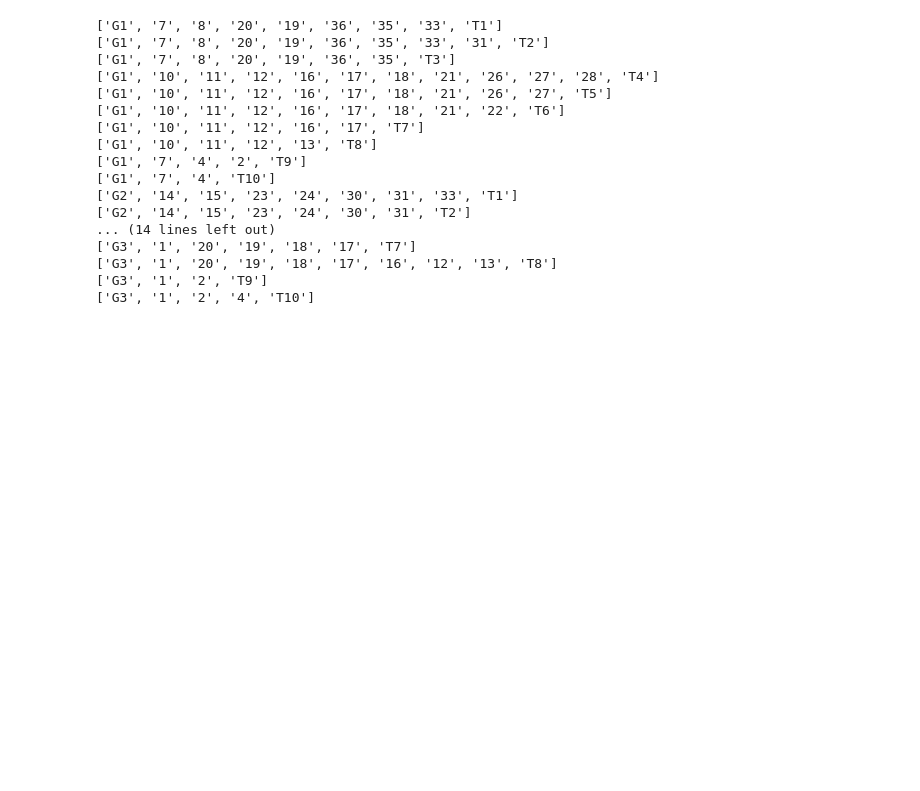
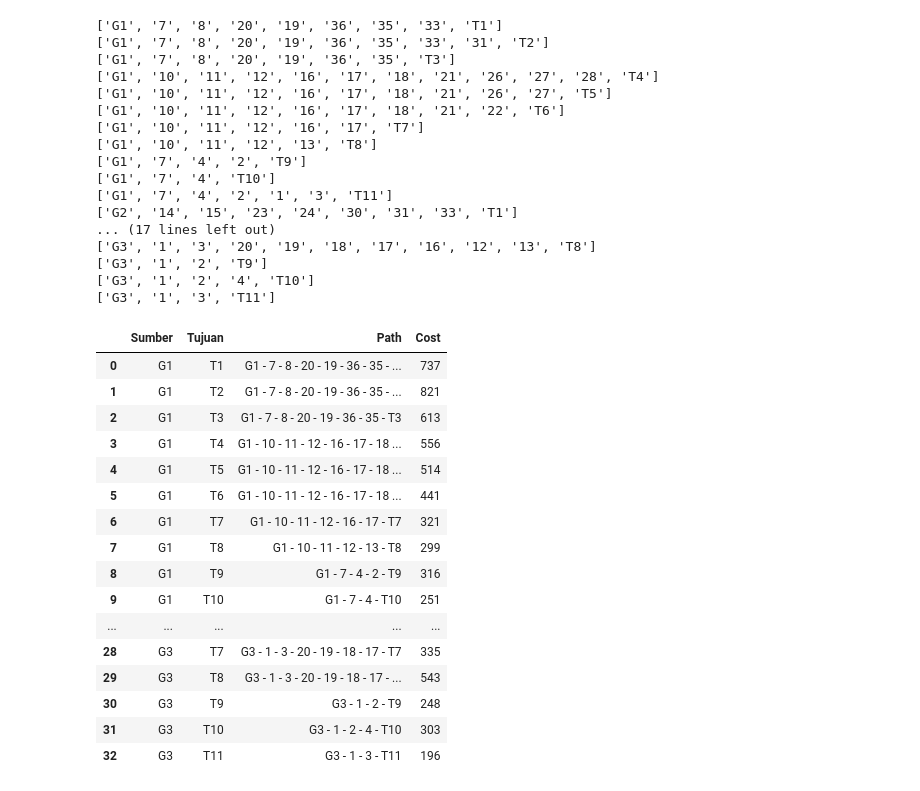
Before and after one commit to AnggaraYudha/TRO-ShortestPathDjikstra, a Jupyter notebook: djikstra.ipynb, the cells around one changed output. Cells and saved outputs as stored; diff of their text form; code cells hidden in the pictures; blank space fills up the shorter version.

Commit message:
update output

```diff
--- a/djikstra.ipynb
+++ b/djikstra.ipynb
@@ -98,8 +102,6 @@ graph_G1 = djikstra(graph, "G1")
 graph_G2 = djikstra(graph, "G2")
 graph_G3 = djikstra(graph, "G3")
 # %%
-destinations = ["T1", "T2", "T3", "T4", "T5", "T6", "T7", "T8", "T9", "T10"]
-
 for dest in destinations:
     print(back_track_from(graph_G1, dest))
 for dest in destinations:
@@ -117,10 +119,65 @@ for dest in destinations:
 ['G1', '10', '11', '12', '13', 'T8']
 ['G1', '7', '4', '2', 'T9']
 ['G1', '7', '4', 'T10']
+['G1', '7', '4', '2', '1', '3', 'T11']
 ['G2', '14', '15', '23', '24', '30', '31', '33', 'T1']
-['G2', '14', '15', '23', '24', '30', '31', 'T2']
-... (14 lines left out)
-['G3', '1', '20', '19', '18', '17', 'T7']
-['G3', '1', '20', '19', '18', '17', '16', '12', '13', 'T8']
+... (17 lines left out)
+['G3', '1', '3', '20', '19', '18', '17', '16', '12', '13', 'T8']
 ['G3', '1', '2', 'T9']
 ['G3', '1', '2', '4', 'T10']
+['G3', '1', '3', 'T11']
+# %%
+import pandas as pd
+
+pd.set_option('display.max_colwidth', None)
+
+def output_table(graph, sources, destinations):
+    header = {
+        'Sumber': [],
+        'Tujuan': [],
+        'Path': [],
+        'Cost': []
+    }
+
+    table = pd.DataFrame(header)
+    table['Cost'] = table['Cost'].astype(int)
+
+    for source in sources:
+        new_graph = djikstra(graph, source)
+        for dest in destinations:
+            path = back_track_from(new_graph, dest)
+            dist = next(iter(new_graph[dest].values()))
+
+            # Buat path jadi string
+            str_path = ""
+            for node in path:
+                str_path = str_path + node
+                if node != dest:
+                    str_path = str_path + " - "
+
+            row = pd.DataFrame({'Sumber':source, 'Tujuan':dest, 'Path':[str_path], 'Cost':dist})
+            table = pd.concat([table, row], ignore_index=True)
+
+    return table
+# %%
+table = output_table(graph, sources, destinations)
+table = table.style.set_properties(**{'text-align': 'left'})
+table
+# %% [output]
+|  | Sumber | Tujuan | Path | Cost |
+| 0 | G1 | T1 | G1 - 7 - 8 - 20 - 19 - 36 - 35 - ... | 737 |
+| 1 | G1 | T2 | G1 - 7 - 8 - 20 - 19 - 36 - 35 - ... | 821 |
+| 2 | G1 | T3 | G1 - 7 - 8 - 20 - 19 - 36 - 35 - T3 | 613 |
+| 3 | G1 | T4 | G1 - 10 - 11 - 12 - 16 - 17 - 18 ... | 556 |
+| 4 | G1 | T5 | G1 - 10 - 11 - 12 - 16 - 17 - 18 ... | 514 |
+| 5 | G1 | T6 | G1 - 10 - 11 - 12 - 16 - 17 - 18 ... | 441 |
+| 6 | G1 | T7 | G1 - 10 - 11 - 12 - 16 - 17 - T7 | 321 |
+| 7 | G1 | T8 | G1 - 10 - 11 - 12 - 13 - T8 | 299 |
+| 8 | G1 | T9 | G1 - 7 - 4 - 2 - T9 | 316 |
+| 9 | G1 | T10 | G1 - 7 - 4 - T10 | 251 |
+| ... | ... | ... | ... | ... |
+| 28 | G3 | T7 | G3 - 1 - 3 - 20 - 19 - 18 - 17 - T7 | 335 |
+| 29 | G3 | T8 | G3 - 1 - 3 - 20 - 19 - 18 - 17 - ... | 543 |
+| 30 | G3 | T9 | G3 - 1 - 2 - T9 | 248 |
+| 31 | G3 | T10 | G3 - 1 - 2 - 4 - T10 | 303 |
+| 32 | G3 | T11 | G3 - 1 - 3 - T11 | 196 |
```
Also changed, not shown: parts of 4 cells of this notebook.
